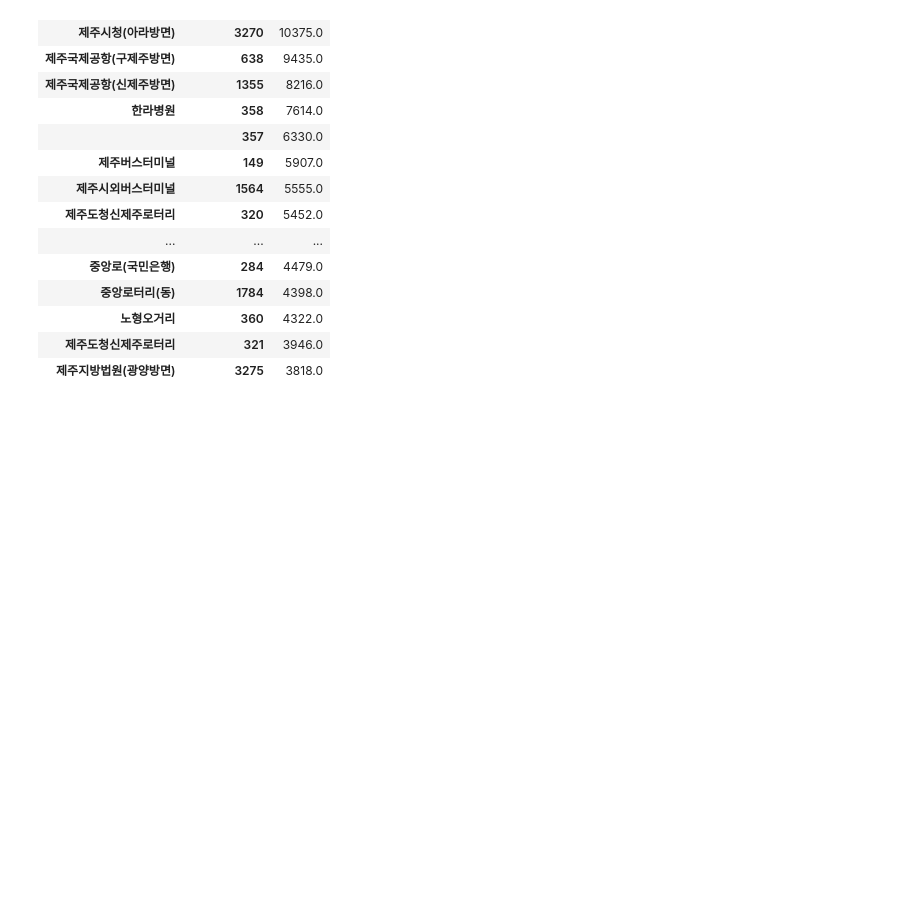
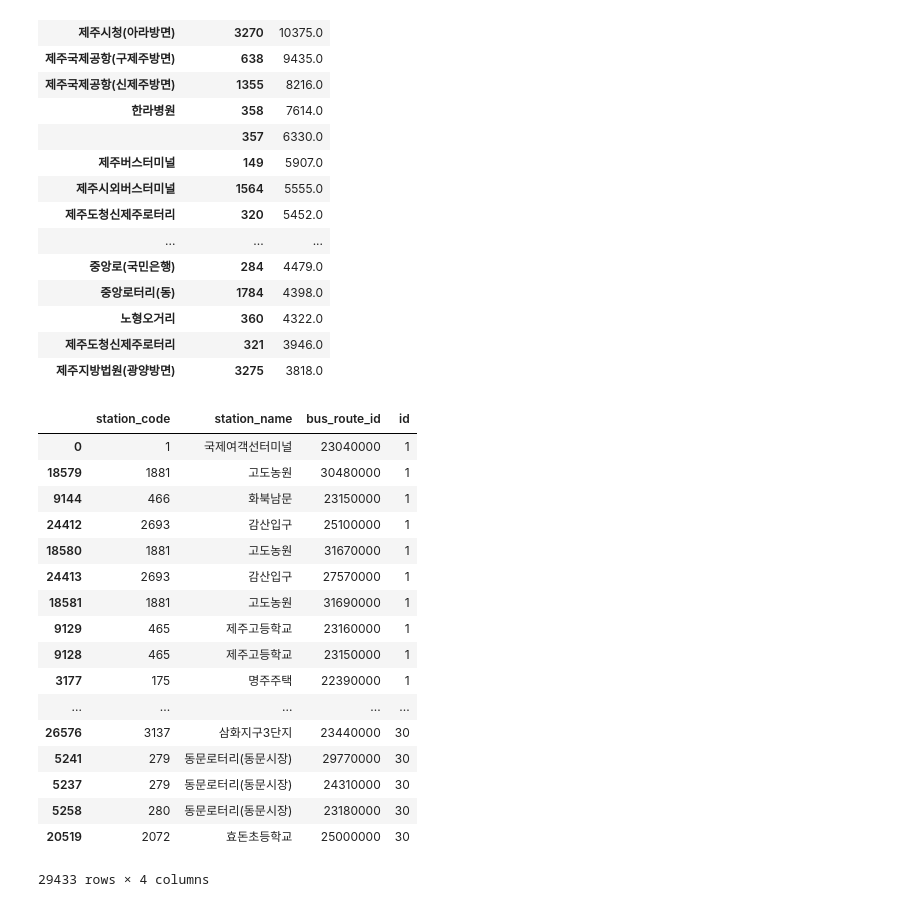
Before and after one commit to juhyunson/Jeju_bus_ride_prediction, a Jupyter notebook: hss/제주_발표자료.ipynb, the cells around one changed output. Drawn from its saved outputs; the diff is of its cells as text; code cells hidden in the pictures; blank space fills up the shorter version.

```diff
--- a/hss/제주_발표자료.ipynb
+++ b/hss/제주_발표자료.ipynb
@@ -877,3 +877,24 @@ table_ride18.sort_values('ride18', ascending = False).head(20)
 | 노형오거리 | 360 | 4322.0 |
 | 제주도청신제주로터리 | 321 | 3946.0 |
 | 제주지방법원(광양방면) | 3275 | 3818.0 |
+# %%
+data.groupby(['station_code','station_name', 'bus_route_id']).count()['id'].reset_index().sort_values('id')
+# %% [output]
+|  | station_code | station_name | bus_route_id | id |
+| 0 | 1 | 국제여객선터미널 | 23040000 | 1 |
+| 18579 | 1881 | 고도농원 | 30480000 | 1 |
+| 9144 | 466 | 화북남문 | 23150000 | 1 |
+| 24412 | 2693 | 감산입구 | 25100000 | 1 |
+| 18580 | 1881 | 고도농원 | 31670000 | 1 |
+| 24413 | 2693 | 감산입구 | 27570000 | 1 |
+| 18581 | 1881 | 고도농원 | 31690000 | 1 |
+| 9129 | 465 | 제주고등학교 | 23160000 | 1 |
+| 9128 | 465 | 제주고등학교 | 23150000 | 1 |
+| 3177 | 175 | 명주주택 | 22390000 | 1 |
+| ... | ... | ... | ... | ... |
+| 26576 | 3137 | 삼화지구3단지 | 23440000 | 30 |
+| 5241 | 279 | 동문로터리(동문시장) | 29770000 | 30 |
+| 5237 | 279 | 동문로터리(동문시장) | 24310000 | 30 |
+| 5258 | 280 | 동문로터리(동문시장) | 23180000 | 30 |
+| 20519 | 2072 | 효돈초등학교 | 25000000 | 30 |
+29433 rows × 4 columns
```
Also changed, not shown: parts of 1 cell of this notebook.
